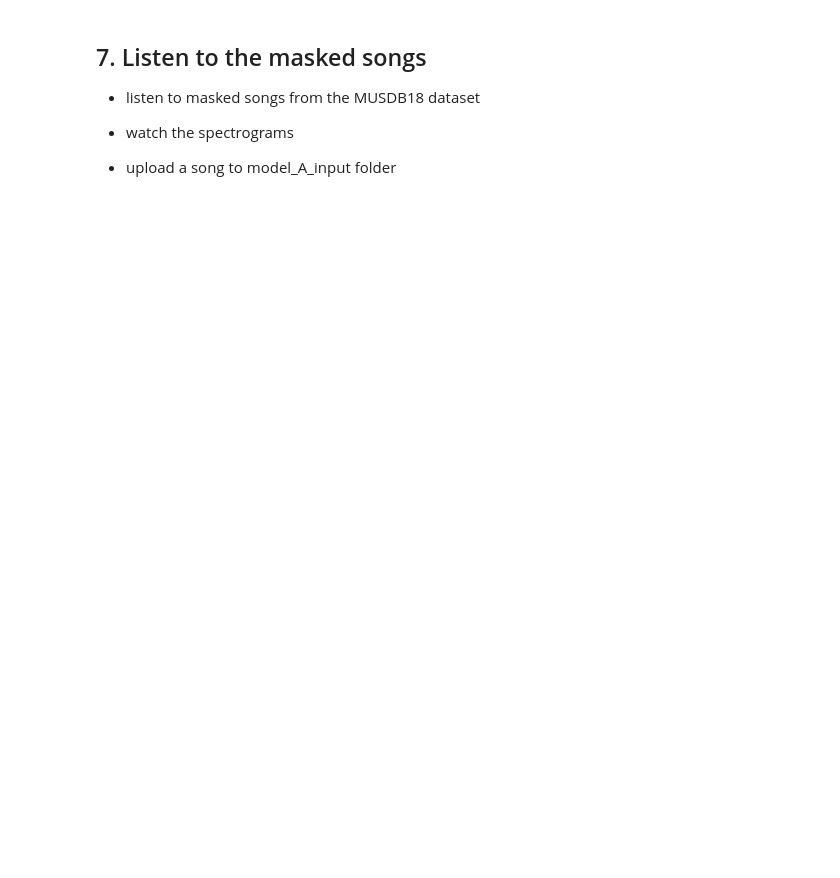
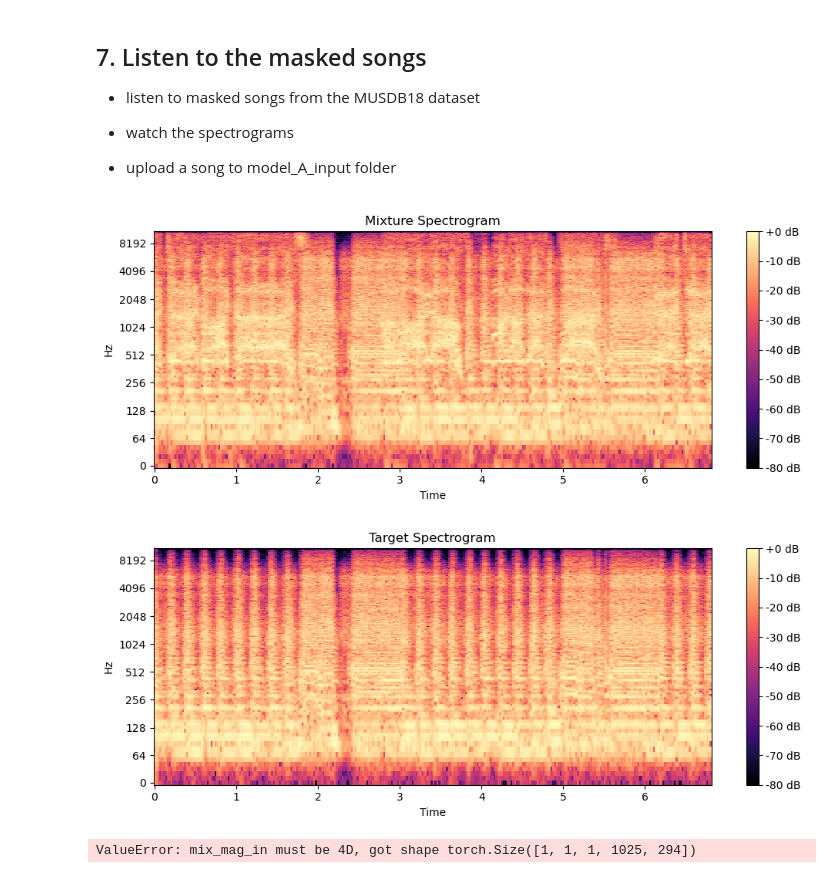
Before and after one commit to amitarad36/Final_Project_Deep_Learning, a Jupyter notebook: notebooks/model_A.ipynb, the cells around one changed output. Saved outputs shown, nothing was run; the diff lists cells and outputs as text; code cells hidden in the pictures; blank space fills up the shorter version.

```diff
--- a/notebooks/model_A.ipynb
+++ b/notebooks/model_A.ipynb
@@ -413,37 +478,45 @@ show_spectrogram(tgt_mag, title="Target Spectrogram")
 # Predict masked output
 model.eval()
 with torch.no_grad():
-    mix_mag_in = mix_mag.unsqueeze(0).unsqueeze(1).to(device)
+    mix_mag_in = mix_mag.unsqueeze(0).unsqueeze(1).to(device)  # Shape: (1, 1, H, W)
+    if mix_mag_in.dim() != 4:
+        raise ValueError(f"mix_mag_in must be 4D, got shape {mix_mag_in.shape}")
     mask = model(mix_mag_in)
     if mask.shape != mix_mag_in.shape:
         mask = mask[:, :, :mix_mag_in.shape[2], :mix_mag_in.shape[3]]
     est_mag = mask.squeeze(0).squeeze(0) * mix_mag.to(device)
     est_wav = processor.to_waveform(est_mag.cpu(), mix_phase.cpu())
 show_spectrogram(est_mag.cpu(), title="Predicted Spectrogram")
 
 # Play audio
 play_audio(mix_wav, sr=sr, title="Mixture Audio")
 play_audio(tgt_wav, sr=sr, title="Target Audio")
 play_audio(est_wav, sr=sr, title="Predicted Audio")
 
 # Optionally upload and process your own song
 input_dir = Path("../model_A_input")
 os.makedirs(input_dir, exist_ok=True)
 user_files = sorted(list(input_dir.glob("*.wav")))
 if user_files:
     user_path = user_files[0] # Take the first uploaded music file
     user_wav, user_sr = librosa.load(user_path, sr=sr)
     user_mag, user_phase = processor.to_spectrogram(torch.tensor(user_wav))
     show_spectrogram(user_mag, title=f"User Mixture Spectrogram: {user_path.name}")
     with torch.no_grad():
-        user_mag_in = user_mag.unsqueeze(0).unsqueeze(1).to(device)
+        user_mag_in = user_mag.unsqueeze(0).unsqueeze(1).to(device)  # Shape: (1, 1, H, W)
+        if user_mag_in.dim() != 4:
+            raise ValueError(f"user_mag_in must be 4D, got shape {user_mag_in.shape}")
         user_mask = model(user_mag_in)
         if user_mask.shape != user_mag_in.shape:
             user_mask = user_mask[:, :, :user_mag_in.shape[2], :user_mag_in.shape[3]]
         user_est_mag = user_mask.squeeze(0).squeeze(0) * user_mag.to(device)
         user_est_wav = processor.to_waveform(user_est_mag.cpu(), user_phase.cpu())
     show_spectrogram(user_est_mag.cpu(), title=f"User Predicted Spectrogram: {user_path.name}")
     play_audio(user_wav, sr=sr, title=f"User Mixture Audio: {user_path.name}")
     play_audio(user_est_wav, sr=sr, title=f"User Predicted Audio: {user_path.name}")
 else:
     print("No user .wav file found in model_A_input. Upload a song to try your own audio!")
+# %% [output]
+[figure, added]
+[figure, added]
+ValueError: mix_mag_in must be 4D, got shape torch.Size([1, 1, 1, 1025, 294])
```
Also changed, not shown: parts of 8 cells of this notebook, 1 other file.
